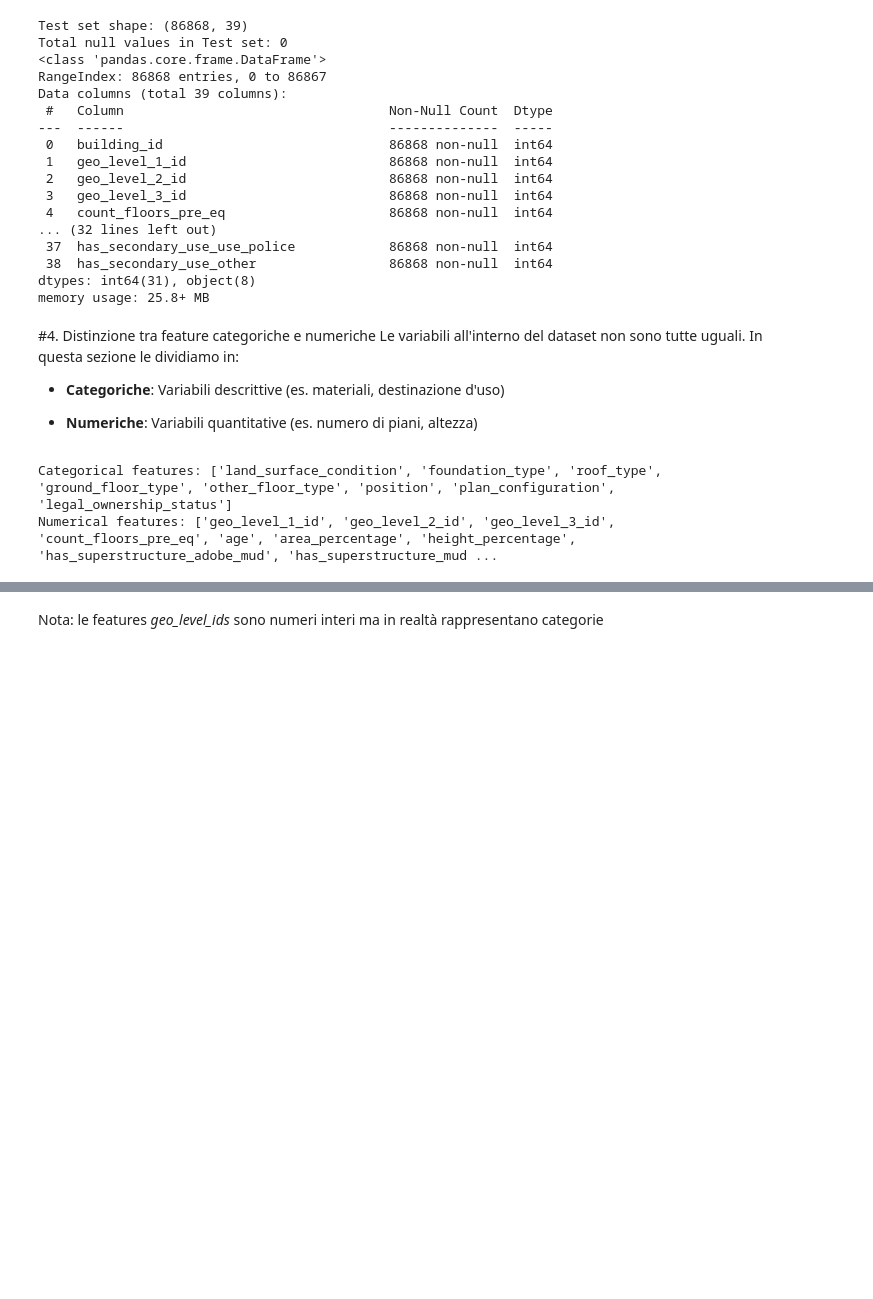
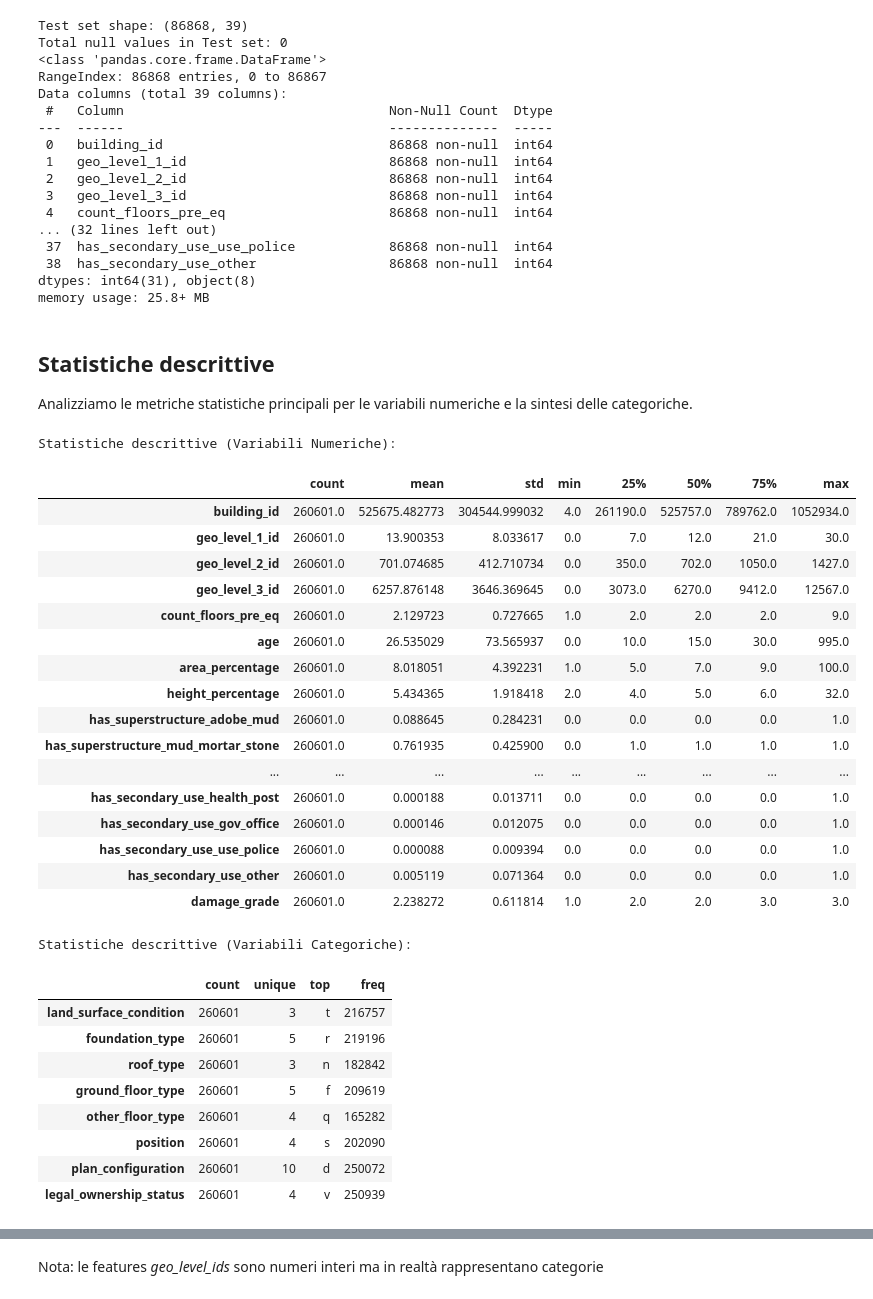
Before and after one commit to gianluca-addorisio/progetto_gruppo6, a Jupyter notebook: notebooks/01_analisi_dati.ipynb, the cells around one changed output, grey strips where cells are left out. Saved outputs shown, nothing was run; the diff lists cells and outputs as text; code cells hidden in the pictures; blank space fills up the shorter version.

```diff
--- a/notebooks/01_analisi_dati.ipynb
+++ b/notebooks/01_analisi_dati.ipynb
@@ -11,9 +11,9 @@ import seaborn as sns
 #1. Caricamento dati
 In questa fase iniziale, procediamo all'importazione dei file sorgente in formato .csv. Carichiamo il set di addestramento (train_values), le relative etichette di target (train_labels) e il dataset dedicato alla validazione finale (test_values)
 # %%
-train_values = pd.read_csv('../data/raw/train_values.csv')
-train_labels = pd.read_csv('../data/raw/train_labels.csv')
-test_values = pd.read_csv('../data/raw/test_values.csv')
+train_values = pd.read_csv('/content/train_values.csv')
+train_labels = pd.read_csv('/content/train_labels.csv')
+test_values = pd.read_csv('/content/test_values.csv')
 # %% [markdown]
 #2. Unione train values e train labels
 Per facilitare l'analisi esplorativa e la visualizzazione, effettuiamo un merge tra le caratteristiche delle strutture e i gradi di danno corrispondenti. Utilizziamo la colonna *building_id* come chiave primaria per garantire che ogni edificio sia correttamente associato al proprio target
@@ -85,23 +85,43 @@ Data columns (total 39 columns):
  38  has_secondary_use_other                 86868 non-null  int64
 dtypes: int64(31), object(8)
 memory usage: 25.8+ MB
-# %% [markdown]
-#4. Distinzione tra feature categoriche e numeriche
-Le variabili all'interno del dataset non sono tutte uguali. In questa sezione le dividiamo in:
-
-* **Categoriche**: Variabili descrittive (es. materiali, destinazione d'uso)
-
-* **Numeriche**: Variabili quantitative (es. numero di piani, altezza)
-# %%
-# Escludiamo 'building_id' (identifier) and 'damage_grade' (target)
-features = df.drop(columns=['building_id', 'damage_grade'])
-
-categorical_cols = features.select_dtypes(include=['object']).columns.tolist()
-numeric_cols = features.select_dtypes(include=['int64', 'float64']).columns.tolist()
-
-# Note: geo_level_ids are technically integers but conceptually categorical
-print(f"Categorical features: {categorical_cols}")
-print(f"Numerical features: {numeric_cols}")
-# %% [output]
-Categorical features: ['land_surface_condition', 'foundation_type', 'roof_type', 'ground_floor_type', 'other_floor_type', 'position', 'plan_configuration', 'legal_ownership_status']
-Numerical features: ['geo_level_1_id', 'geo_level_2_id', 'geo_level_3_id', 'count_floors_pre_eq', 'age', 'area_percentage', 'height_percentage', 'has_superstructure_adobe_mud', 'has_superstructure_mud ...
+# %% [markdown]
+## Statistiche descrittive
+Analizziamo le metriche statistiche principali per le variabili numeriche e la sintesi delle categoriche.
+# %%
+# Statistiche per variabili numeriche
+print("Statistiche descrittive (Variabili Numeriche):")
+display(df.describe().T)
+
+# Statistiche per variabili categoriche
+print("\nStatistiche descrittive (Variabili Categoriche):")
+display(df.describe(include=['object']).T)
+# %% [output]
+Statistiche descrittive (Variabili Numeriche):
+|  | count | mean | std | min | 25% | 50% | 75% | max |
+| building_id | 260601.0 | 525675.482773 | 304544.999032 | 4.0 | 261190.0 | 525757.0 | 789762.0 | 1052934.0 |
+| geo_level_1_id | 260601.0 | 13.900353 | 8.033617 | 0.0 | 7.0 | 12.0 | 21.0 | 30.0 |
+| geo_level_2_id | 260601.0 | 701.074685 | 412.710734 | 0.0 | 350.0 | 702.0 | 1050.0 | 1427.0 |
+| geo_level_3_id | 260601.0 | 6257.876148 | 3646.369645 | 0.0 | 3073.0 | 6270.0 | 9412.0 | 12567.0 |
+| count_floors_pre_eq | 260601.0 | 2.129723 | 0.727665 | 1.0 | 2.0 | 2.0 | 2.0 | 9.0 |
+| age | 260601.0 | 26.535029 | 73.565937 | 0.0 | 10.0 | 15.0 | 30.0 | 995.0 |
+| area_percentage | 260601.0 | 8.018051 | 4.392231 | 1.0 | 5.0 | 7.0 | 9.0 | 100.0 |
+| height_percentage | 260601.0 | 5.434365 | 1.918418 | 2.0 | 4.0 | 5.0 | 6.0 | 32.0 |
+| has_superstructure_adobe_mud | 260601.0 | 0.088645 | 0.284231 | 0.0 | 0.0 | 0.0 | 0.0 | 1.0 |
+| has_superstructure_mud_mortar_stone | 260601.0 | 0.761935 | 0.425900 | 0.0 | 1.0 | 1.0 | 1.0 | 1.0 |
+| ... | ... | ... | ... | ... | ... | ... | ... | ... |
+| has_secondary_use_health_post | 260601.0 | 0.000188 | 0.013711 | 0.0 | 0.0 | 0.0 | 0.0 | 1.0 |
+| has_secondary_use_gov_office | 260601.0 | 0.000146 | 0.012075 | 0.0 | 0.0 | 0.0 | 0.0 | 1.0 |
+| has_secondary_use_use_police | 260601.0 | 0.000088 | 0.009394 | 0.0 | 0.0 | 0.0 | 0.0 | 1.0 |
+| has_secondary_use_other | 260601.0 | 0.005119 | 0.071364 | 0.0 | 0.0 | 0.0 | 0.0 | 1.0 |
+| damage_grade | 260601.0 | 2.238272 | 0.611814 | 1.0 | 2.0 | 2.0 | 3.0 | 3.0 |
+Statistiche descrittive (Variabili Categoriche):
+|  | count | unique | top | freq |
+| land_surface_condition | 260601 | 3 | t | 216757 |
+| foundation_type | 260601 | 5 | r | 219196 |
+| roof_type | 260601 | 3 | n | 182842 |
+| ground_floor_type | 260601 | 5 | f | 209619 |
+| other_floor_type | 260601 | 4 | q | 165282 |
+| position | 260601 | 4 | s | 202090 |
+| plan_configuration | 260601 | 10 | d | 250072 |
+| legal_ownership_status | 260601 | 4 | v | 250939 |
```
Also changed, not shown: parts of 10 cells of this notebook.
